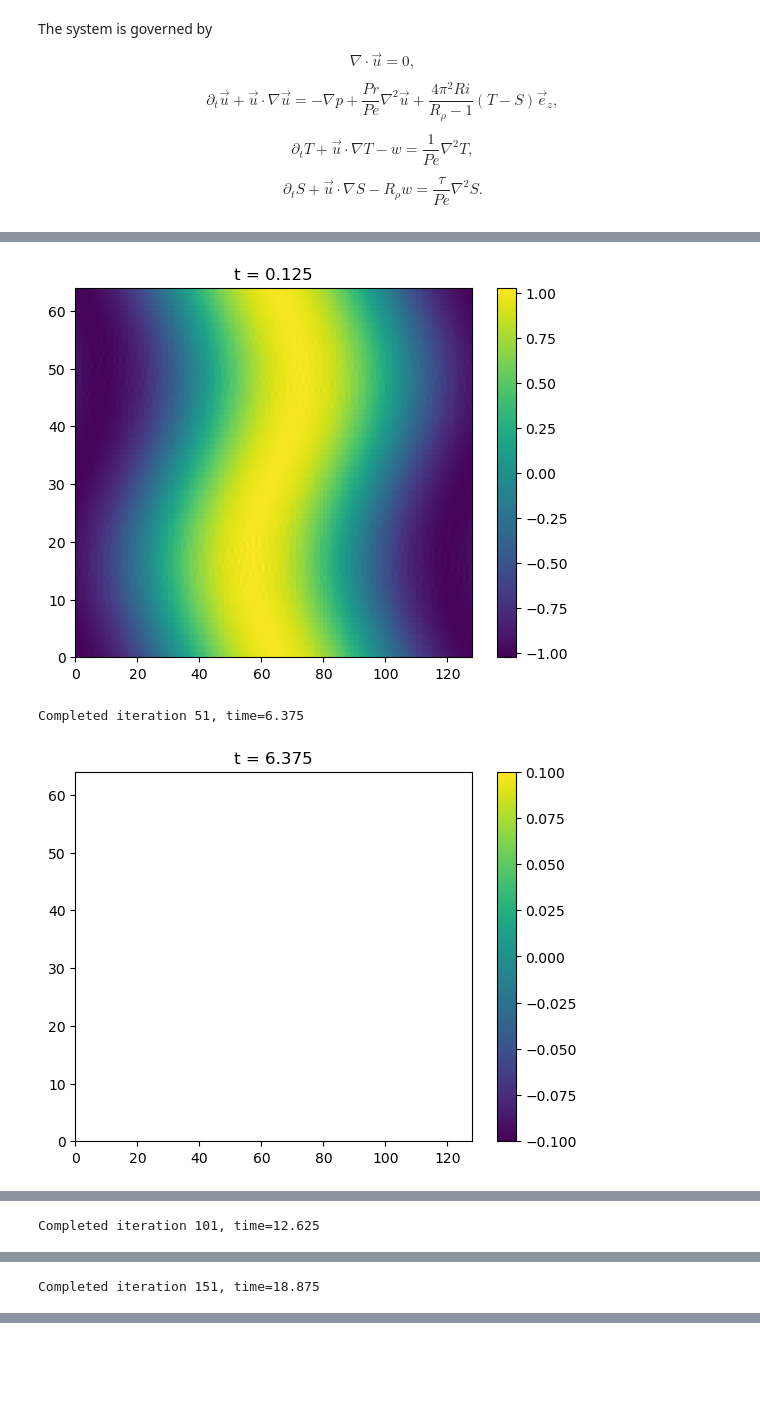
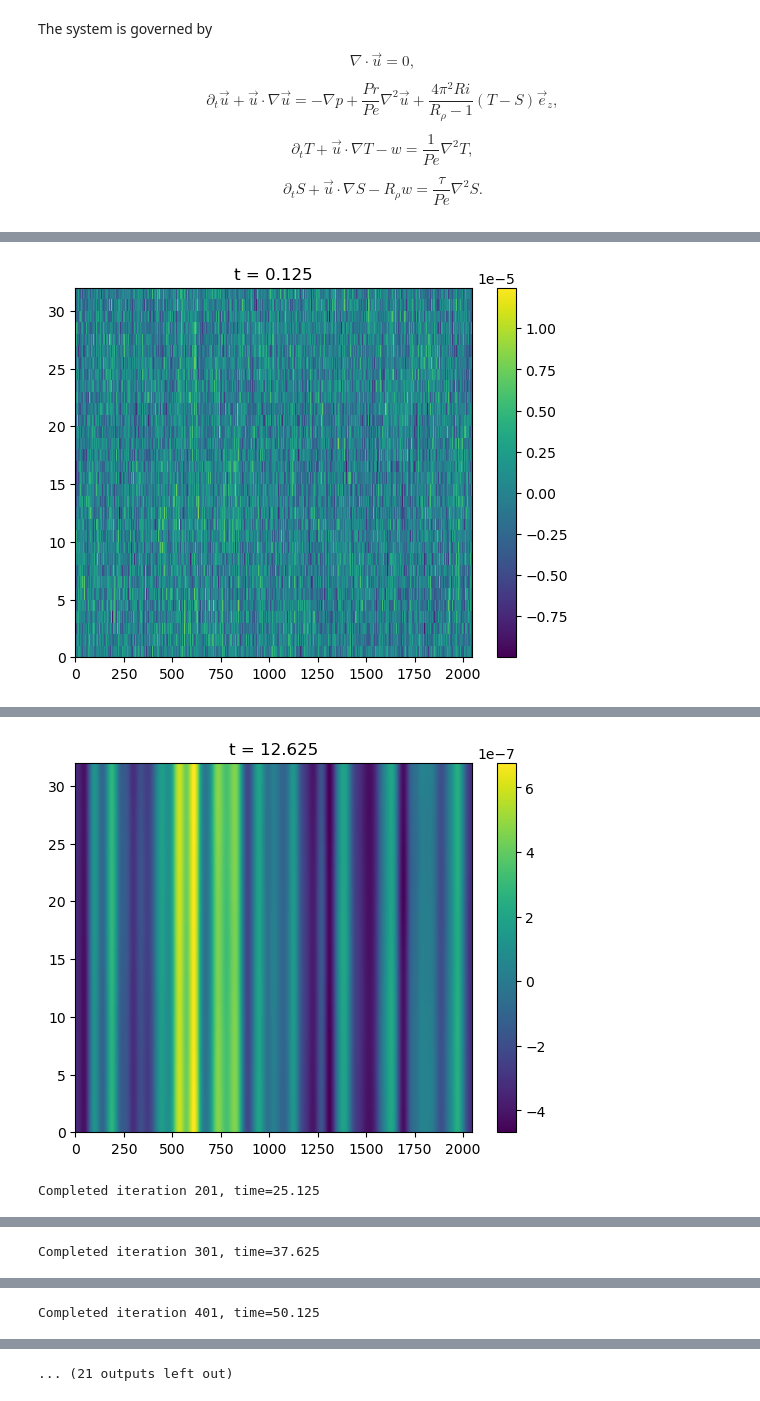
Before and after one commit to ducnguyen-uconn/Thermohaline-Shear_Instability, a Jupyter notebook: reproduce_refs/simulation/2dtest.ipynb, the cells around one changed output, grey strips where cells are left out. Saved outputs shown, nothing was run; the diff lists cells and outputs as text; code cells hidden in the pictures; blank space fills up the shorter version.

Commit message:
correct equations

```diff
--- a/reproduce_refs/simulation/2dtest.ipynb
+++ b/reproduce_refs/simulation/2dtest.ipynb
@@ -26,14 +26,14 @@ import dedalus.public as d3
 dealias = 1           # scaling factor
 pi = np.pi
 
-Ri = 1. # Richardson number [= 1 for figure 3]
+Ri = 10. # Richardson number [= 1 for figure 3]
 Rp = 2.   # density ratio
-Pe = 1e4 # Peclet number
+Pe = 1e2 # Peclet number
 Pr = 10.  # Prandtl number
 tau = 0.01 # diffusivity ratio
 
-Lx, Lz = 2., 1.
-Nx, Nz = 128, 64
+Lx, Lz = 64., 1.
+Nx, Nz = 2048, 32
 # Nx, Nz = 256, 128
 # Nx, Nz = 768, 384
 
@@ -75,11 +75,11 @@ problem.add_equation("trace(grad_u) + tau_p = 0")
 problem.add_equation("integ(p) = 0") # Pressure gauge
 problem.add_equation("dt(u) + grad(p) - (Pr/Pe)*lap_u - (4*pi*pi*Ri/(Rp-1))*(te-sa)*ez = - u@grad(u)")
 problem.add_equation("dt(te) - (1./Pe)*lap_te - w = - u@grad(te)")
-problem.add_equation("dt(sa) - (tau/Pe)*lap_sa - w = - u@grad(sa)")
+problem.add_equation("dt(sa) - (tau/Pe)*lap_sa - Rp*w = - u@grad(sa)")
 
-stop_sim_time = 20 # Stopping criteria
-timestepper = d3.RK443 # 3rd-order 4-stage DIRK+ERK scheme [Ascher 1997 sec 2.8] https://doi-org.ezproxy.lib.uconn.edu/10.1016/S0168-9274(97)00056-1
-# timestepper = d3.RK222
+stop_sim_time = 200 # Stopping criteria
+# timestepper = d3.RK443 # 3rd-order 4-stage DIRK+ERK scheme [Ascher 1997 sec 2.8] https://doi-org.ezproxy.lib.uconn.edu/10.1016/S0168-9274(97)00056-1
+timestepper = d3.RK222
 
 # Solver
 solver = problem.build_solver(timestepper)
@@ -87,13 +87,13 @@ solver.stop_sim_time = stop_sim_time
 
 # define initial condition
 p.fill_random('g', seed=42, distribution='normal', scale=1e-5) # Random noise
-p['g'] -= -4*pi*pi*Pr/Pe*np.sin(2*pi*z)
+# p['g'] -= -4*pi*pi*Pr/Pe*np.sin(2*pi*z)
 u.fill_random('g', seed=42, distribution='normal', scale=1e-5) # Random noise
-u['g'][0] -= np.sin(2*pi*z)
+# u['g'][0] -= np.sin(2*pi*z)
 te.fill_random('g', seed=42, distribution='normal', scale=1e-5) # Random noise
-te['g'] -= np.sin(1*pi*x+pi/2)
+# te['g'] -= np.sin(1*pi*x+pi/2)
 sa.fill_random('g', seed=42, distribution='normal', scale=1e-5) # Random noise
-sa['g'] -= np.sin(1*pi*x+pi/2)
+# sa['g'] -= np.sin(1*pi*x+pi/2)
 
 max_timestep = 0.125
 # CFL
@@ -106,7 +106,7 @@ print('Starting main loop')
 while solver.proceed:
     timestep = CFL.compute_timestep()
     solver.step(timestep)
-    if (solver.iteration-1) % 50 == 0:
+    if (solver.iteration-1) % 100 == 0:
         print('Completed iteration {}, time={:.3f}'.format(solver.iteration, solver.sim_time))
         temp = np.copy(te['g'])
         te_plot = plt.pcolormesh(temp.transpose())
@@ -118,0 +134 @@ This warnings indicates broken support for the dtype!
+[figure, new version]
@@ -132,3 +136,2 @@ Completed iteration 1, time=0.125
-[figure, old version]
+[figure, new version]
-Completed iteration 51, time=6.375
+Completed iteration 201, time=25.125
-[figure, old version]
@@ -135 +139 @@ Completed iteration 51, time=6.375
-Completed iteration 101, time=12.625
+Completed iteration 301, time=37.625
@@ -137 +141 @@ Completed iteration 101, time=12.625
-Completed iteration 151, time=18.875
+Completed iteration 401, time=50.125
@@ -139,0 +145 @@ Completed iteration 151, time=18.875
+... (21 outputs left out)
```
Also changed, not shown: parts of 1 cell of this notebook.
